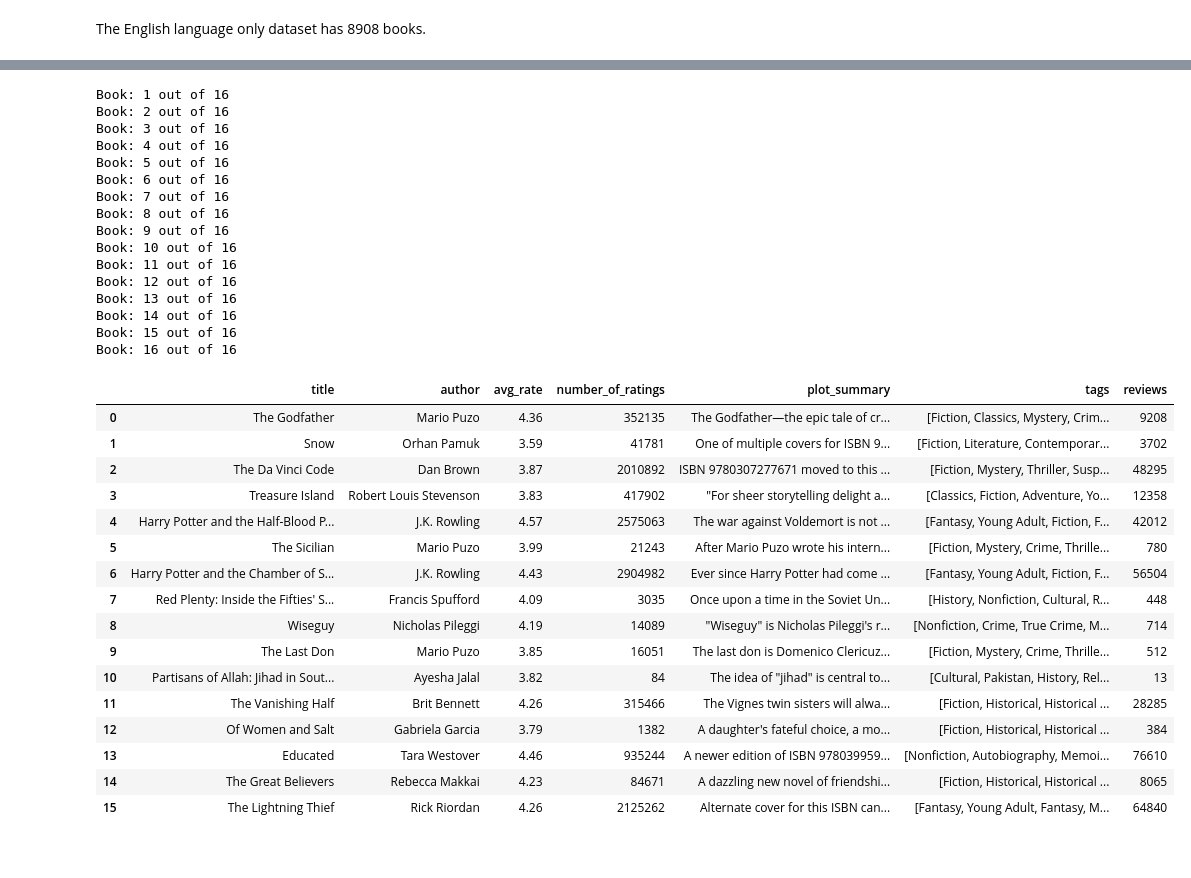
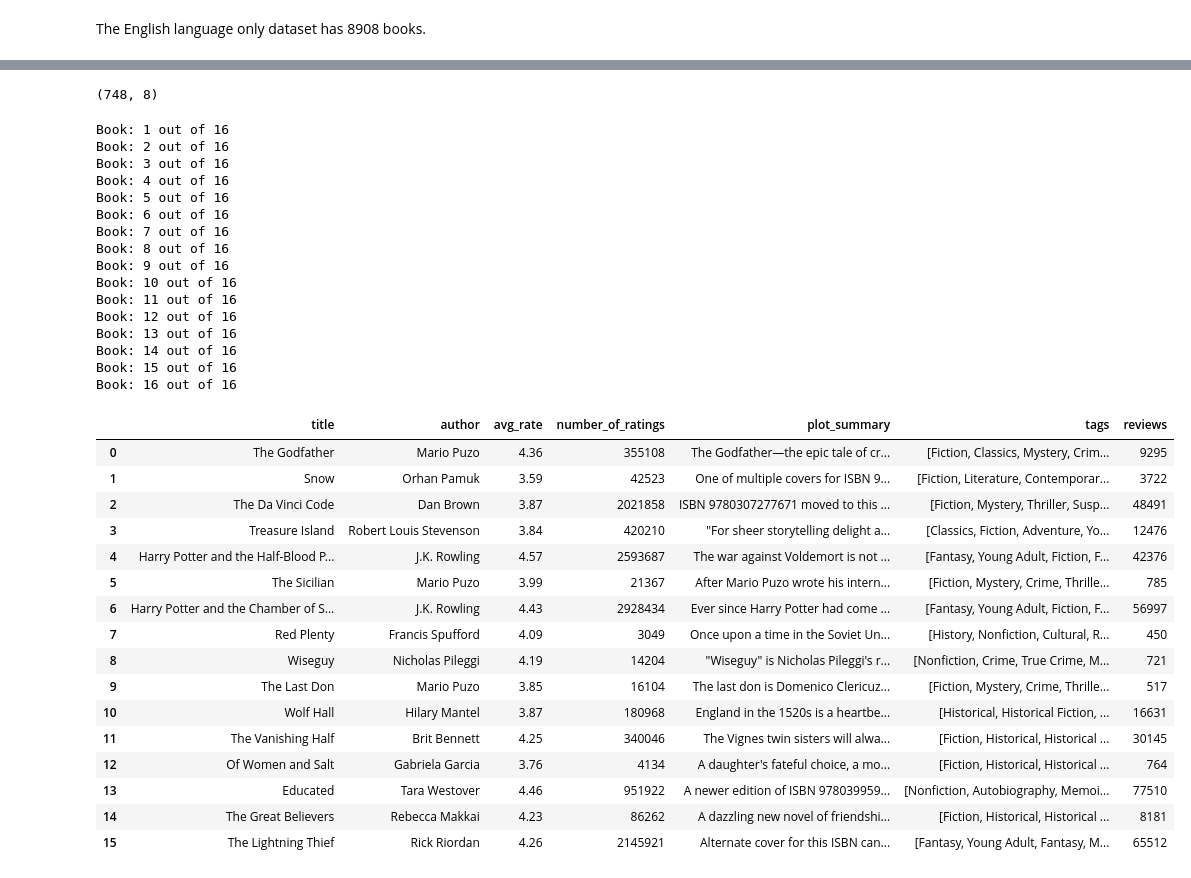
Before and after one commit to rasim321/Book_Recommender, a Jupyter notebook: Book_Recommender.ipynb, the cells around one changed output, grey strips where cells are left out. Drawn from its saved outputs; the diff is of its cells as text; code cells hidden in the pictures.

```diff
--- a/Book_Recommender.ipynb
+++ b/Book_Recommender.ipynb
@@ -457,7 +415,8 @@ def ListScraper(link):
 
 def BookDetails(links, title_data=False, author_data=False, ratings_data = False):
   """
-    Takes book titles and returns a dataframe of information about each book.
+    Takes links tobook titles and returns a dataframe of information about each
+    book.
 
     :param p1: GoodReads links to the book
     :param p2: title_data = True if title data is needed
@@ -647,47 +876,55 @@ Book: 100 out of 100
+# %%
+#The lest element in the book_master list will have the complete dataset
+book_final = book_master[-1]
+
+#Let's look at the number of rows to get the total number of books in our dataset
+book_final.shape
+# %% [output]
+(748, 8)
 # %%
 #FOR BOOK TITLES
 
 #Try passing a list of book names:
 #Notice that searching book titles with typos still works with the function:
 book_names = ["The godffather", "Snow Orhan Pamuk", "the Da Vinki Code", "treasur island",
               "Harry Potter and the Half Bloood Prince", "the sicilian", "Harry Potter and the Chamber of Secrets",
-              "Red Plenty", "Wiseguy", "The Last Don", "Partisans of Allah", "The Vanishing Half", "Of women and salt",
+              "Red Plenty", "Wiseguy", "The Last Don", "Wolf hall", "The Vanishing Half", "Of women and salt",
               "Educated", "The Great Believers", "The Lightning Thief"]
 
 
-try_a = BookDetails(BookLinks(book_names), title_data=True,author_data=True, ratings_data=True)
-try_a
+book_final2 = BookDetails(BookLinks(book_names), title_data=True,author_data=True, ratings_data=True)
+book_final2
 # %% [output]
 Book: 1 out of 16
 Book: 2 out of 16
 Book: 3 out of 16
 Book: 4 out of 16
 Book: 5 out of 16
 Book: 6 out of 16
 Book: 7 out of 16
 Book: 8 out of 16
 Book: 9 out of 16
 Book: 10 out of 16
 Book: 11 out of 16
 Book: 12 out of 16
 Book: 13 out of 16
 Book: 14 out of 16
 Book: 15 out of 16
 Book: 16 out of 16
 |  | title | author | avg_rate | number_of_ratings | plot_summary | tags | reviews |
-| 0 | The Godfather | Mario Puzo | 4.36 | 352135 | The Godfather—the epic tale of cr... | [Fiction, Classics, Mystery, Crim... | 9208 |
-| 1 | Snow | Orhan Pamuk | 3.59 | 41781 | One of multiple covers for ISBN 9... | [Fiction, Literature, Contemporar... | 3702 |
-| 2 | The Da Vinci Code | Dan Brown | 3.87 | 2010892 | ISBN 9780307277671 moved to this ... | [Fiction, Mystery, Thriller, Susp... | 48295 |
-| 3 | Treasure Island | Robert Louis Stevenson | 3.83 | 417902 | "For sheer storytelling delight a... | [Classics, Fiction, Adventure, Yo... | 12358 |
-| 4 | Harry Potter and the Half-Blood P... | J.K. Rowling | 4.57 | 2575063 | The war against Voldemort is not ... | [Fantasy, Young Adult, Fiction, F... | 42012 |
-| 5 | The Sicilian | Mario Puzo | 3.99 | 21243 | After Mario Puzo wrote his intern... | [Fiction, Mystery, Crime, Thrille... | 780 |
-| 6 | Harry Potter and the Chamber of S... | J.K. Rowling | 4.43 | 2904982 | Ever since Harry Potter had come ... | [Fantasy, Young Adult, Fiction, F... | 56504 |
-| 7 | Red Plenty: Inside the Fifties' S... | Francis Spufford | 4.09 | 3035 | Once upon a time in the Soviet Un... | [History, Nonfiction, Cultural, R... | 448 |
-| 8 | Wiseguy | Nicholas Pileggi | 4.19 | 14089 | "Wiseguy" is Nicholas Pileggi's r... | [Nonfiction, Crime, True Crime, M... | 714 |
-| 9 | The Last Don | Mario Puzo | 3.85 | 16051 | The last don is Domenico Clericuz... | [Fiction, Mystery, Crime, Thrille... | 512 |
-| 10 | Partisans of Allah: Jihad in Sout... | Ayesha Jalal | 3.82 | 84 | The idea of "jihad" is central to... | [Cultural, Pakistan, History, Rel... | 13 |
-| 11 | The Vanishing Half | Brit Bennett | 4.26 | 315466 | The Vignes twin sisters will alwa... | [Fiction, Historical, Historical ... | 28285 |
-| 12 | Of Women and Salt | Gabriela Garcia | 3.79 | 1382 | A daughter's fateful choice, a mo... | [Fiction, Historical, Historical ... | 384 |
-| 13 | Educated | Tara Westover | 4.46 | 935244 | A newer edition of ISBN 978039959... | [Nonfiction, Autobiography, Memoi... | 76610 |
-| 14 | The Great Believers | Rebecca Makkai | 4.23 | 84671 | A dazzling new novel of friendshi... | [Fiction, Historical, Historical ... | 8065 |
-| 15 | The Lightning Thief | Rick Riordan | 4.26 | 2125262 | Alternate cover for this ISBN can... | [Fantasy, Young Adult, Fantasy, M... | 64840 |
+| 0 | The Godfather | Mario Puzo | 4.36 | 355108 | The Godfather—the epic tale of cr... | [Fiction, Classics, Mystery, Crim... | 9295 |
+| 1 | Snow | Orhan Pamuk | 3.59 | 42523 | One of multiple covers for ISBN 9... | [Fiction, Literature, Contemporar... | 3722 |
+| 2 | The Da Vinci Code | Dan Brown | 3.87 | 2021858 | ISBN 9780307277671 moved to this ... | [Fiction, Mystery, Thriller, Susp... | 48491 |
+| 3 | Treasure Island | Robert Louis Stevenson | 3.84 | 420210 | "For sheer storytelling delight a... | [Classics, Fiction, Adventure, Yo... | 12476 |
+| 4 | Harry Potter and the Half-Blood P... | J.K. Rowling | 4.57 | 2593687 | The war against Voldemort is not ... | [Fantasy, Young Adult, Fiction, F... | 42376 |
+| 5 | The Sicilian | Mario Puzo | 3.99 | 21367 | After Mario Puzo wrote his intern... | [Fiction, Mystery, Crime, Thrille... | 785 |
+| 6 | Harry Potter and the Chamber of S... | J.K. Rowling | 4.43 | 2928434 | Ever since Harry Potter had come ... | [Fantasy, Young Adult, Fiction, F... | 56997 |
+| 7 | Red Plenty | Francis Spufford | 4.09 | 3049 | Once upon a time in the Soviet Un... | [History, Nonfiction, Cultural, R... | 450 |
+| 8 | Wiseguy | Nicholas Pileggi | 4.19 | 14204 | "Wiseguy" is Nicholas Pileggi's r... | [Nonfiction, Crime, True Crime, M... | 721 |
+| 9 | The Last Don | Mario Puzo | 3.85 | 16104 | The last don is Domenico Clericuz... | [Fiction, Mystery, Crime, Thrille... | 517 |
+| 10 | Wolf Hall | Hilary Mantel | 3.87 | 180968 | England in the 1520s is a heartbe... | [Historical, Historical Fiction, ... | 16631 |
+| 11 | The Vanishing Half | Brit Bennett | 4.25 | 340046 | The Vignes twin sisters will alwa... | [Fiction, Historical, Historical ... | 30145 |
+| 12 | Of Women and Salt | Gabriela Garcia | 3.76 | 4134 | A daughter's fateful choice, a mo... | [Fiction, Historical, Historical ... | 764 |
+| 13 | Educated | Tara Westover | 4.46 | 951922 | A newer edition of ISBN 978039959... | [Nonfiction, Autobiography, Memoi... | 77510 |
+| 14 | The Great Believers | Rebecca Makkai | 4.23 | 86262 | A dazzling new novel of friendshi... | [Fiction, Historical, Historical ... | 8181 |
+| 15 | The Lightning Thief | Rick Riordan | 4.26 | 2145921 | Alternate cover for this ISBN can... | [Fantasy, Young Adult, Fantasy, M... | 65512 |
```
Also changed, not shown: parts of 53 cells of this notebook.
